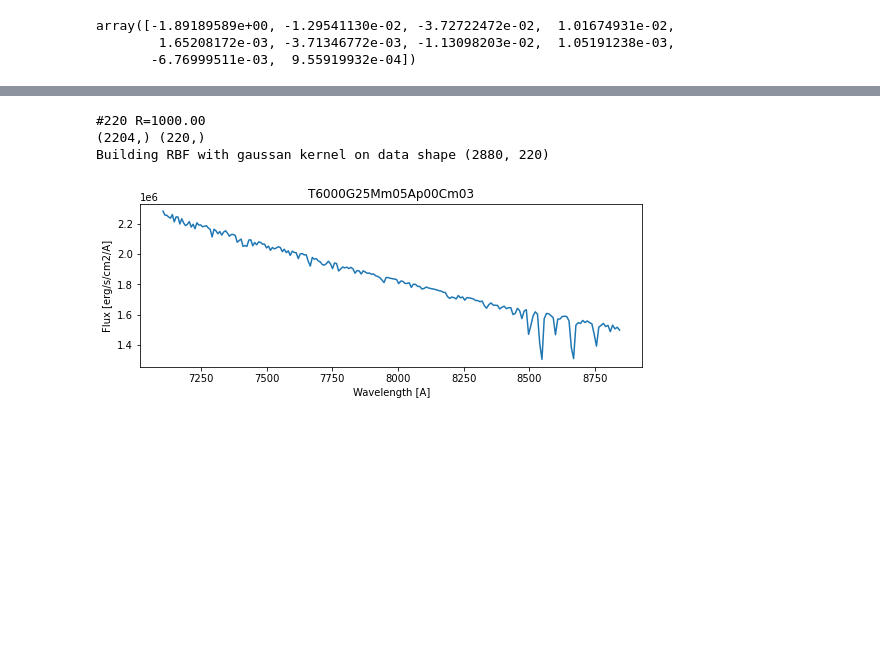
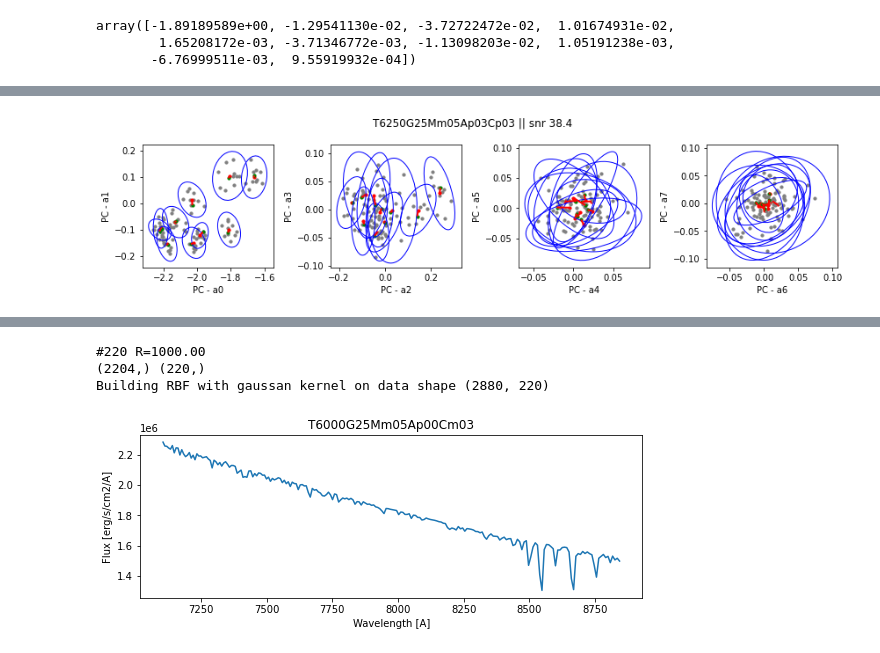
Before and after one commit to ViskaWei/PIML_v0, a Jupyter notebook: nb/rbf_on_pca.ipynb, the cells around one changed output, grey strips where cells are left out. Cells and saved outputs as stored; diff of their text form; code cells hidden in the pictures; blank space fills up the shorter version.

```diff
--- a/nb/rbf_on_pca.ipynb
+++ b/nb/rbf_on_pca.ipynb
@@ -74,0 +82,4 @@ array([-1.89189589e+00, -1.29541130e-02, -3.72722472e-02,  1.01674931e-02,
+# %%
+bb.eval_coeff_snr(snr, pmts=None, N_pmt=10, N_obs=10, N_plot =None)
+# %% [output]
+[figure, added]
```
Also changed, not shown: parts of 10 cells of this notebook, 2 other files.
